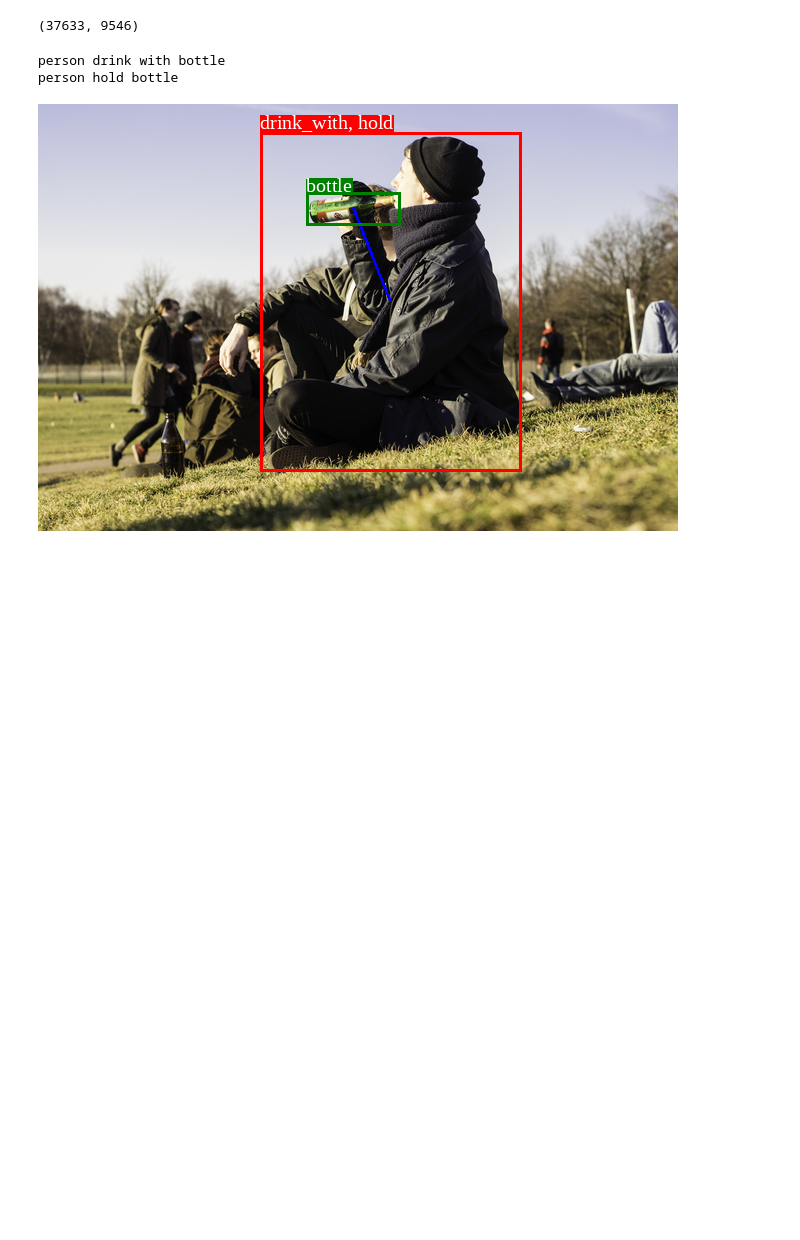
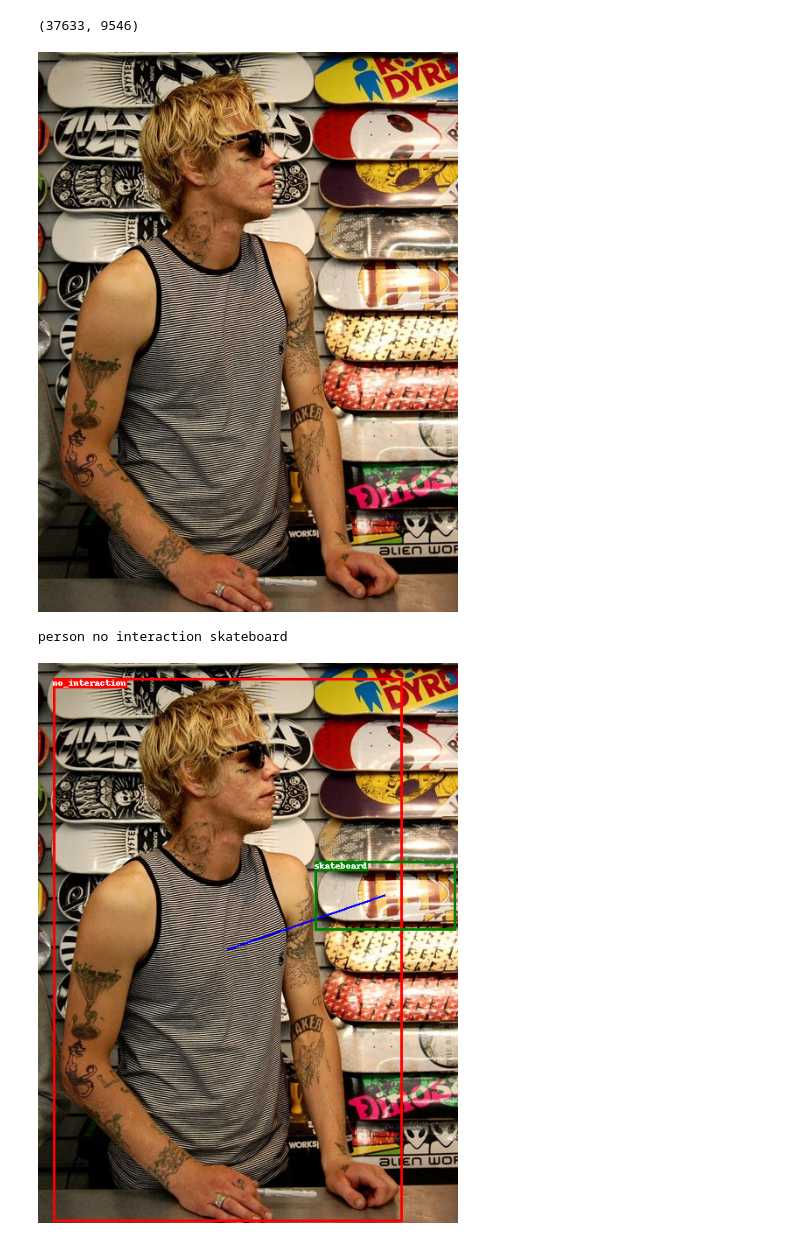
Before and after one commit to Absolute-Value/HICO-DET_Visualization, a Jupyter notebook: hico_from_json.ipynb, the cells around one changed output. Saved outputs shown, nothing was run; the diff lists cells and outputs as text; code cells hidden in the pictures; blank space fills up the shorter version.

```diff
--- a/hico_from_json.ipynb
+++ b/hico_from_json.ipynb
@@ -17,8 +17,9 @@ len(dataset_train), len(dataset_val)
 # %% [output]
 (37633, 9546)
 # %%
-font = ImageFont.truetype("/usr/share/fonts/truetype/liberation/LiberationSerif-Regular.ttf", size=20)
+# font = ImageFont.truetype("/usr/share/fonts/truetype/liberation/LiberationSerif-Regular.ttf", size=20)
 for i, (img, anno) in enumerate(dataset_train):
+  display(img)
   draw = ImageDraw.Draw(img)
   # print(anno.keys())
   hois = anno["hois"]
@@ -30,37 +31,37 @@ for i, (img, anno) in enumerate(dataset_train):
       hoi_names = []
     last_id = hum_id
     hum_bb = boxes[hum_id]
     hum_label = labels[hum_id]
     hum_name = COCO_CLASSES[hum_label]
 
     obj_bb = boxes[obj_id]
     obj_label = labels[obj_id]
     obj_name = COCO_CLASSES[obj_label]
 
     hoi_name = actions[hoi_id]
     hoi_names.append(hoi_name)
 
     draw.line(((hum_bb[0]+hum_bb[2])//2, (hum_bb[1]+hum_bb[3])//2, (obj_bb[0]+obj_bb[2])//2, (obj_bb[1]+obj_bb[3])//2), fill="blue", width=3)
 
     draw.rectangle((hum_bb[0], hum_bb[1], hum_bb[2], hum_bb[3]), outline="red", width=3)
-    text_area = draw.textbbox((hum_bb[0], hum_bb[1]), ", ".join(hoi_names), font=font, anchor="lb")
+    text_area = draw.textbbox((hum_bb[0], hum_bb[1]), ", ".join(hoi_names), anchor="lb")
     draw.rectangle(text_area, fill="red")
-    draw.text((hum_bb[0], hum_bb[1]), ", ".join(hoi_names), fill='white', font=font, anchor="lb")
+    draw.text((hum_bb[0], hum_bb[1]), ", ".join(hoi_names), fill='white', anchor="lb")
 
     draw.rectangle((obj_bb[0], obj_bb[1], obj_bb[2], obj_bb[3]), outline="green", width=3)
-    text_area = draw.textbbox((obj_bb[0], obj_bb[1]), obj_name, font=font, anchor="lb")
+    text_area = draw.textbbox((obj_bb[0], obj_bb[1]), obj_name, anchor="lb")
     draw.rectangle(text_area, fill="green")
-    draw.text((obj_bb[0], obj_bb[1]), obj_name, fill='white', font=font, anchor="lb")
+    draw.text((obj_bb[0], obj_bb[1]), obj_name, fill='white', anchor="lb")
 
     print(hum_name, hoi_name.replace('_', ' '), obj_name)
 
   display(img)
 
   message = input(str(i))
   if message == 'end':
     break
   clear_output(True)
 # %% [output]
+[figure, new version]
-person drink with bottle
-person hold bottle
+person no interaction skateboard
-[figure, old version]
+[figure, added]
```
